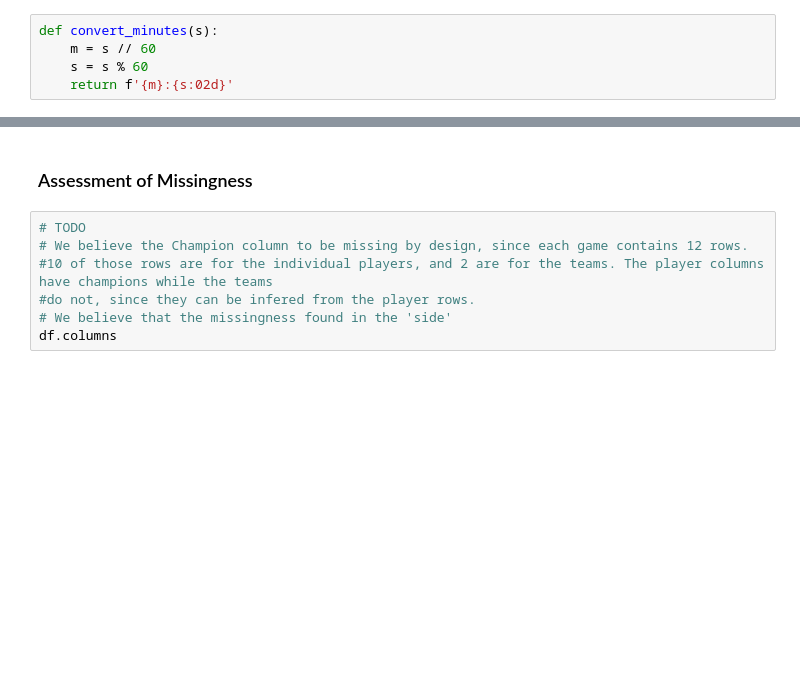
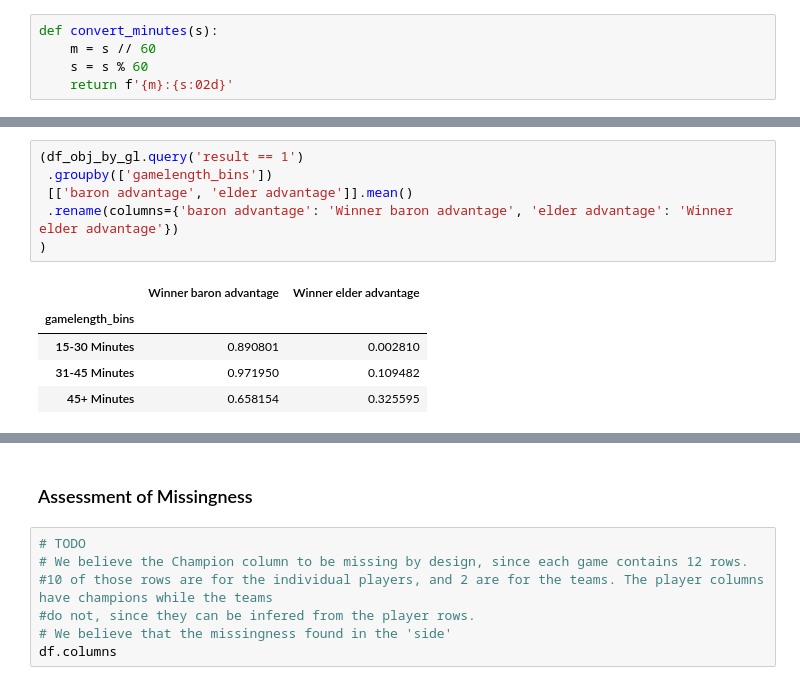
Before and after one commit to kingof2s/Pro-league-data-Red-vs-Blue, a Jupyter notebook: final_notebook.ipynb, the cells around one changed output, grey strips where cells are left out. Drawn from its saved outputs; the diff is of its cells as text; blank space fills up the shorter version.

```diff
--- a/final_notebook.ipynb
+++ b/final_notebook.ipynb
@@ -187,3 +213,15 @@ Name: count, dtype: int64
+# %%
+(df_obj_by_gl.query('result == 1')
+ .groupby(['gamelength_bins'])
+ [['baron advantage', 'elder advantage']].mean()
+ .rename(columns={'baron advantage': 'Winner baron advantage', 'elder advantage': 'Winner elder advantage'})
+)
+# %% [output]
+|  | Winner baron advantage | Winner elder advantage |
+| gamelength_bins |  |  |
+| 15-30 Minutes | 0.890801 | 0.002810 |
+| 31-45 Minutes | 0.971950 | 0.109482 |
+| 45+ Minutes | 0.658154 | 0.325595 |
 # %%
 (df_obj_by_gl
  .groupby(['baron_bins', 'side'])
```
Also changed, not shown: parts of 16 cells of this notebook, 9 other files.
